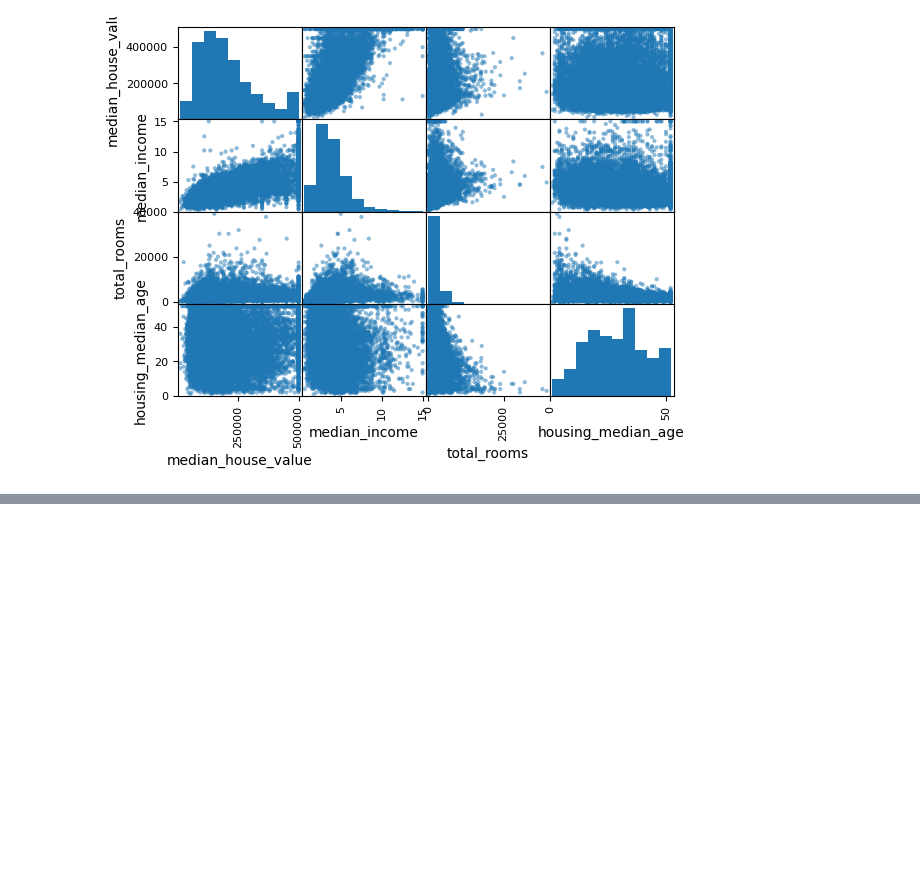
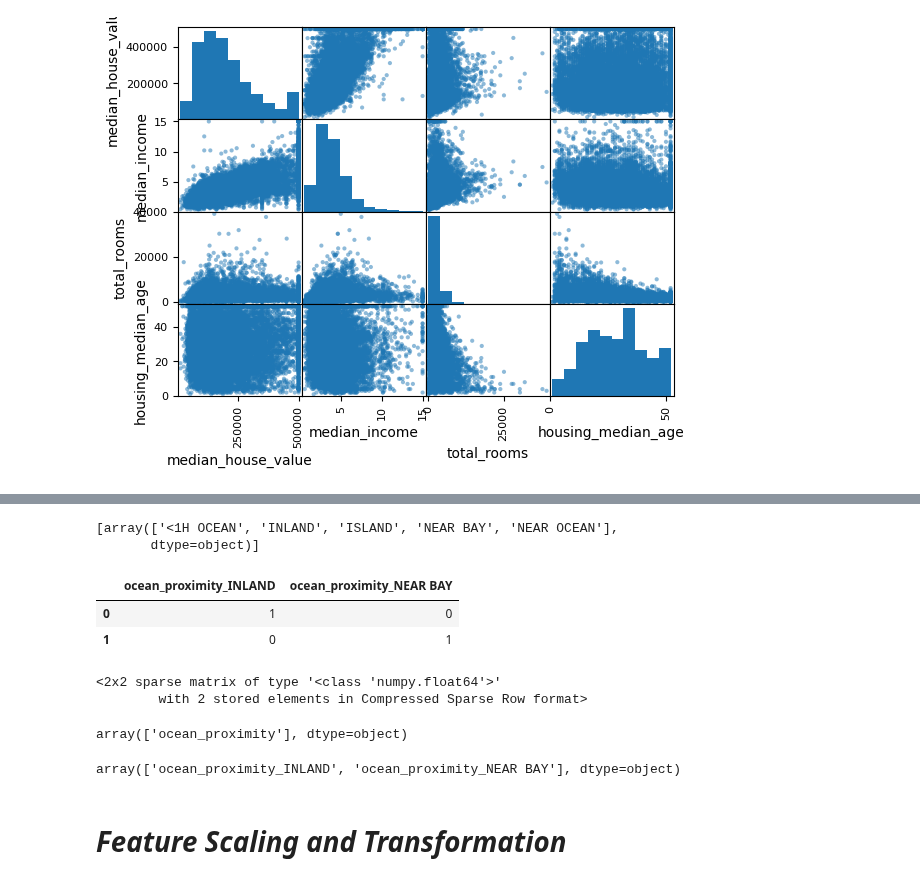
Before and after one commit to usadhana025/Hands_on_ml, a Jupyter notebook: Notebooks/end_to_end_project.ipynb, the cells around one changed output, grey strips where cells are left out. Saved outputs shown, nothing was run; the diff lists cells and outputs as text; code cells hidden in the pictures; blank space fills up the shorter version.

```diff
--- a/Notebooks/end_to_end_project.ipynb
+++ b/Notebooks/end_to_end_project.ipynb
@@ -249,0 +436,28 @@ plt.show()
+# %%
+one_hot_encoder.categories_
+# %% [output]
+[array(['<1H OCEAN', 'INLAND', 'ISLAND', 'NEAR BAY', 'NEAR OCEAN'],
+       dtype=object)]
+# %%
+# pandas get_dummies method also convert each categorical features into one hot representations with one binary features per categories
+df_test=pd.DataFrame({"ocean_proximity":["INLAND","NEAR BAY"]})
+pd.get_dummies(df_test).astype(int)
+# %% [output]
+|  | ocean_proximity_INLAND | ocean_proximity_NEAR BAY |
+| 0 | 1 | 0 |
+| 1 | 0 | 1 |
+# %%
+one_hot_encoder.fit_transform(df_test)
+# %% [output]
+<2x2 sparse matrix of type '<class 'numpy.float64'>'
+        with 2 stored elements in Compressed Sparse Row format>
+# %%
+one_hot_encoder.feature_names_in_
+# %% [output]
+array(['ocean_proximity'], dtype=object)
+# %%
+one_hot_encoder.get_feature_names_out()
+# %% [output]
+array(['ocean_proximity_INLAND', 'ocean_proximity_NEAR BAY'], dtype=object)
+# %% [markdown]
+# ***Feature Scaling and Transformation***
```
Also changed, not shown: parts of 24 cells of this notebook.
